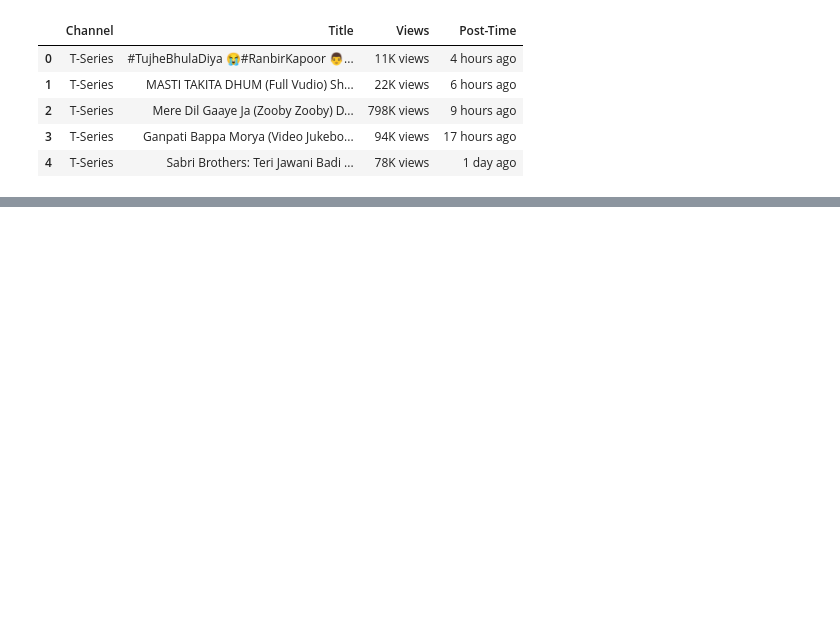
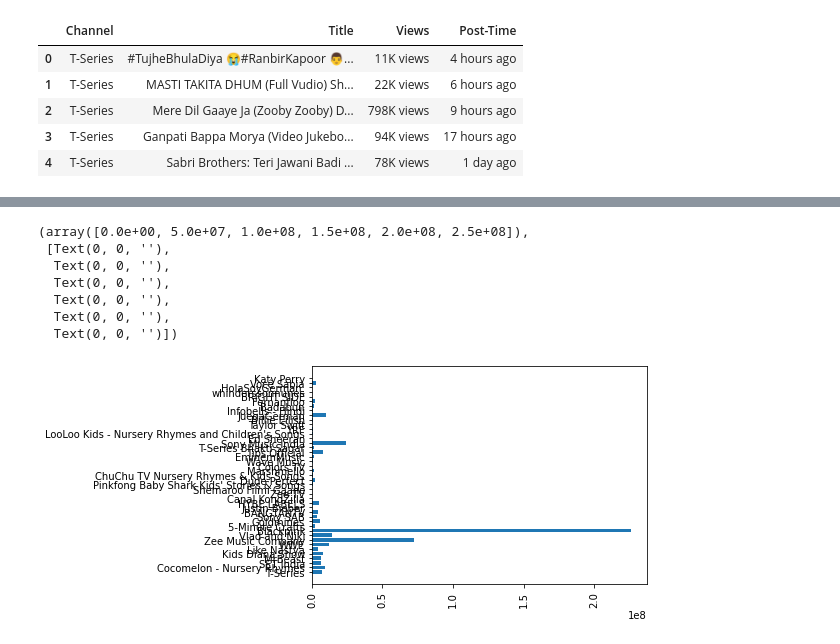
Before and after one commit to j-hendricks/Webscraping-Youtube, a Jupyter notebook: WordCloud.ipynb, the cells around one changed output, grey strips where cells are left out. Drawn from its saved outputs; the diff is of its cells as text; code cells hidden in the pictures; blank space fills up the shorter version.

```diff
--- a/WordCloud.ipynb
+++ b/WordCloud.ipynb
@@ -26,0 +167,13 @@ plt.show()
+# %%
+f_df = df[(df["Views_Numeric"] > 100000) | (df['Post-Time-Numeric (Days)'] > 0)]
+plt.barh(f_df['Channel'], f_df["Views_Numeric"] / f_df['Post-Time-Numeric (Days)'])
+plt.xticks(rotation = 90)
+# %% [output]
+(array([0.0e+00, 5.0e+07, 1.0e+08, 1.5e+08, 2.0e+08, 2.5e+08]),
+ [Text(0, 0, ''),
+  Text(0, 0, ''),
+  Text(0, 0, ''),
+  Text(0, 0, ''),
+  Text(0, 0, ''),
+  Text(0, 0, '')])
+[figure, added]
```
Also changed, not shown: parts of 9 cells of this notebook, 3 other files.
